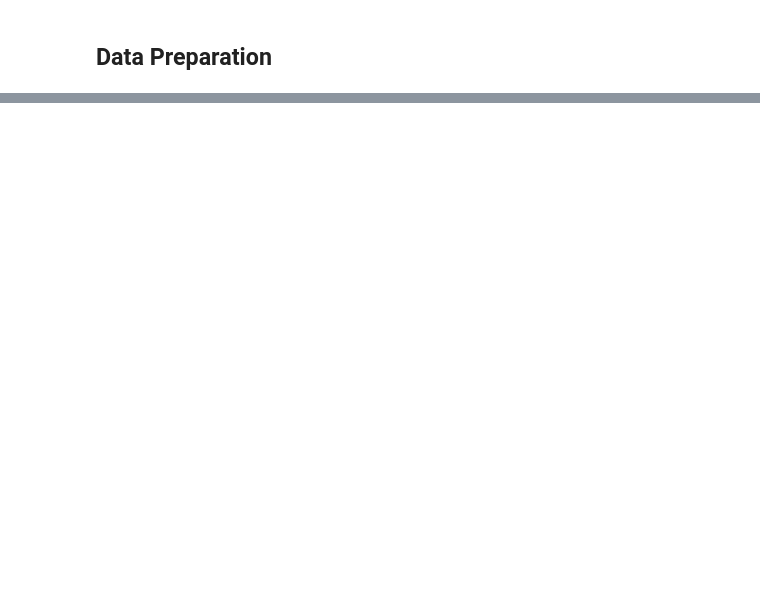
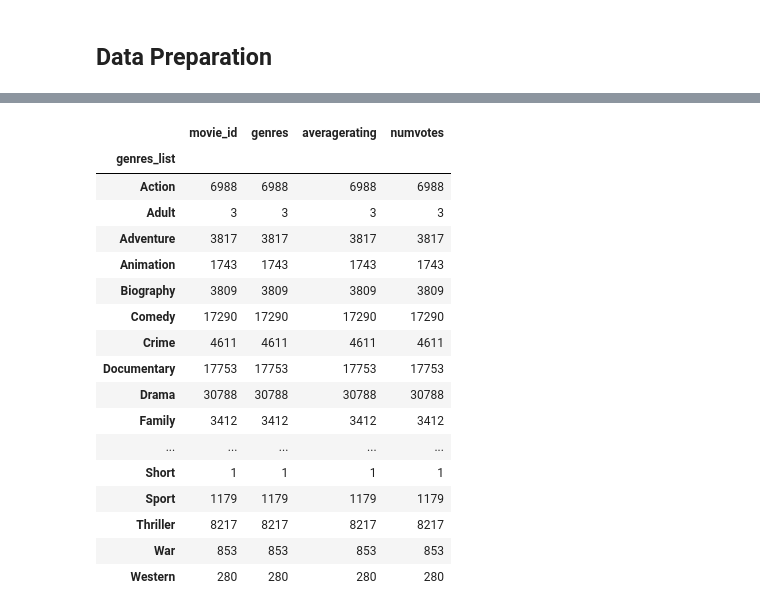
Before and after one commit to claragiurgiu/Microsoft-Movie-Studio-EDA, a Jupyter notebook: Clara_Analysis.ipynb, the cells around one changed output, grey strips where cells are left out. Drawn from its saved outputs; the diff is of its cells as text; code cells hidden in the pictures; blank space fills up the shorter version.

```diff
--- a/Clara_Analysis.ipynb
+++ b/Clara_Analysis.ipynb
@@ -166,0 +225,21 @@ import matplotlib.pyplot as plt
+# %%
+exploded_genres.groupby('genres_list').count()
+# %% [output]
+|  | movie_id | genres | averagerating | numvotes |
+| genres_list |  |  |  |  |
+| Action | 6988 | 6988 | 6988 | 6988 |
+| Adult | 3 | 3 | 3 | 3 |
+| Adventure | 3817 | 3817 | 3817 | 3817 |
+| Animation | 1743 | 1743 | 1743 | 1743 |
+| Biography | 3809 | 3809 | 3809 | 3809 |
+| Comedy | 17290 | 17290 | 17290 | 17290 |
+| Crime | 4611 | 4611 | 4611 | 4611 |
+| Documentary | 17753 | 17753 | 17753 | 17753 |
+| Drama | 30788 | 30788 | 30788 | 30788 |
+| Family | 3412 | 3412 | 3412 | 3412 |
+| ... | ... | ... | ... | ... |
+| Short | 1 | 1 | 1 | 1 |
+| Sport | 1179 | 1179 | 1179 | 1179 |
+| Thriller | 8217 | 8217 | 8217 | 8217 |
+| War | 853 | 853 | 853 | 853 |
+| Western | 280 | 280 | 280 | 280 |
```
Also changed, not shown: parts of 16 cells of this notebook.
